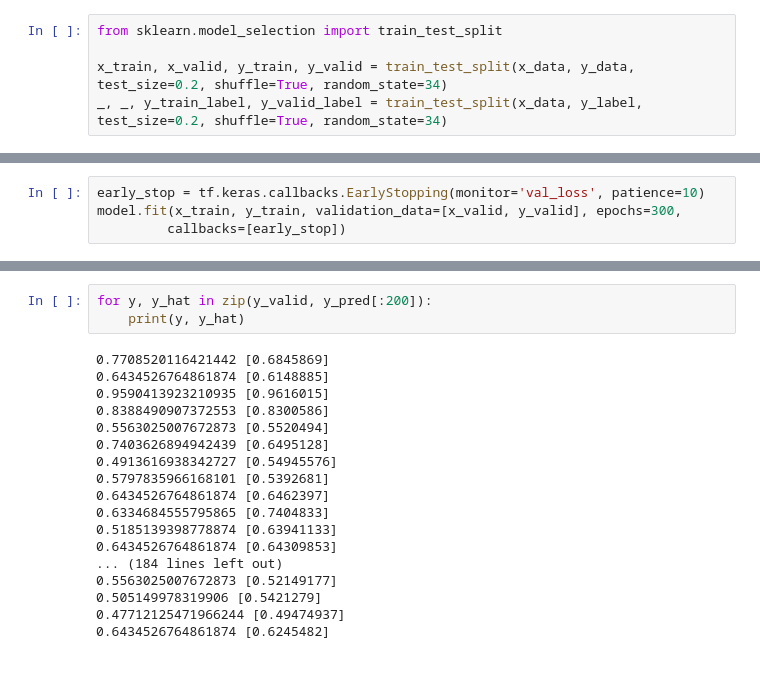
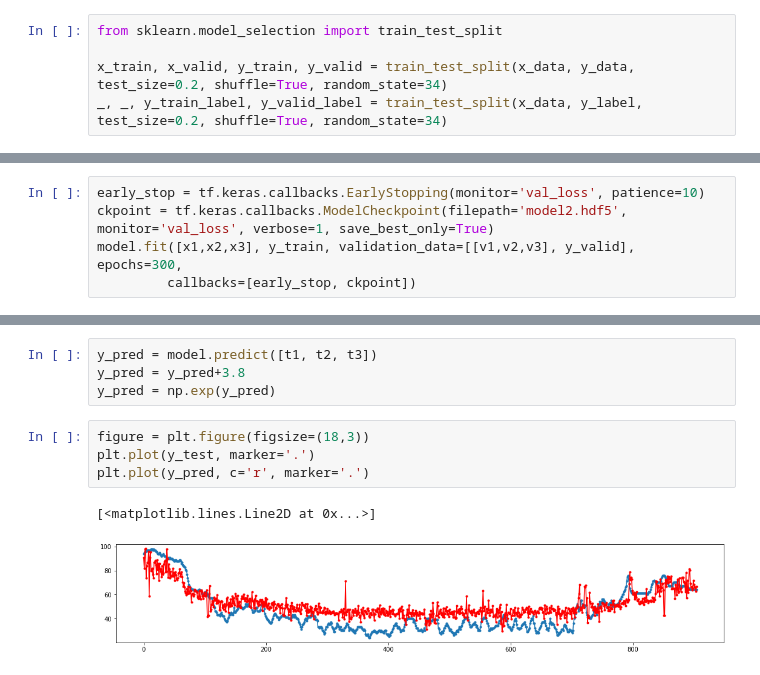
Before and after one commit to yebiny/Depth-of-anaesthesia-EEG, a Jupyter notebook: simple_train.ipynb, the cells around one changed output, grey strips where cells are left out. Cells and saved outputs as stored; diff of their text form.

```diff
--- a/simple_train.ipynb
+++ b/simple_train.ipynb
@@ -85,6 +97,7 @@ model.compile(optimizer, loss, metrics=['mae', 'mse'])
 # %%
 early_stop = tf.keras.callbacks.EarlyStopping(monitor='val_loss', patience=10)
-model.fit(x_train, y_train, validation_data=[x_valid, y_valid], epochs=300,
-         callbacks=[early_stop])
+ckpoint = tf.keras.callbacks.ModelCheckpoint(filepath='model2.hdf5', monitor='val_loss', verbose=1, save_best_only=True)
+model.fit([x1,x2,x3], y_train, validation_data=[[v1,v2,v3], y_valid], epochs=300,
+         callbacks=[early_stop, ckpoint])
 # %% [output]
 Train on 26696 samples, validate on 6675 samples
@@ -120,21 +121,11 @@ array([[0.6845869],
-# %%
-for y, y_hat in zip(y_valid, y_pred[:200]):
-    print(y, y_hat)
-# %% [output]
-0.7708520116421442 [0.6845869]
-0.6434526764861874 [0.6148885]
-0.9590413923210935 [0.9616015]
-0.8388490907372553 [0.8300586]
-0.5563025007672873 [0.5520494]
-0.7403626894942439 [0.6495128]
-0.4913616938342727 [0.54945576]
-0.5797835966168101 [0.5392681]
-0.6434526764861874 [0.6462397]
-0.6334684555795865 [0.7404833]
-0.5185139398778874 [0.63941133]
-0.6434526764861874 [0.64309853]
-... (184 lines left out)
-0.5563025007672873 [0.52149177]
-0.505149978319906 [0.5421279]
-0.47712125471966244 [0.49474937]
-0.6434526764861874 [0.6245482]
+# %%
+y_pred = model.predict([t1, t2, t3])
+y_pred = y_pred+3.8
+y_pred = np.exp(y_pred)
+# %%
+figure = plt.figure(figsize=(18,3))
+plt.plot(y_test, marker='.')
+plt.plot(y_pred, c='r', marker='.')
+# %% [output]
+[<matplotlib.lines.Line2D at 0x...>]
+[figure, added]
```
Also changed, not shown: parts of 17 cells of this notebook, 4 other files.
